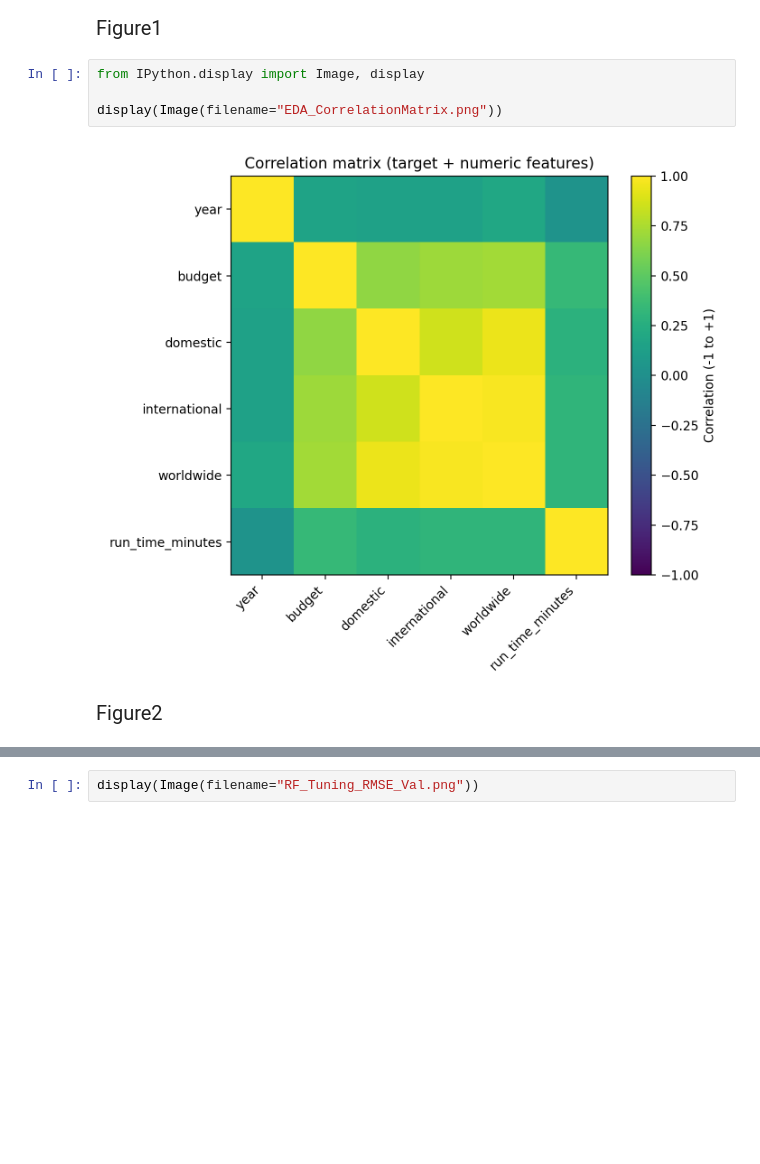
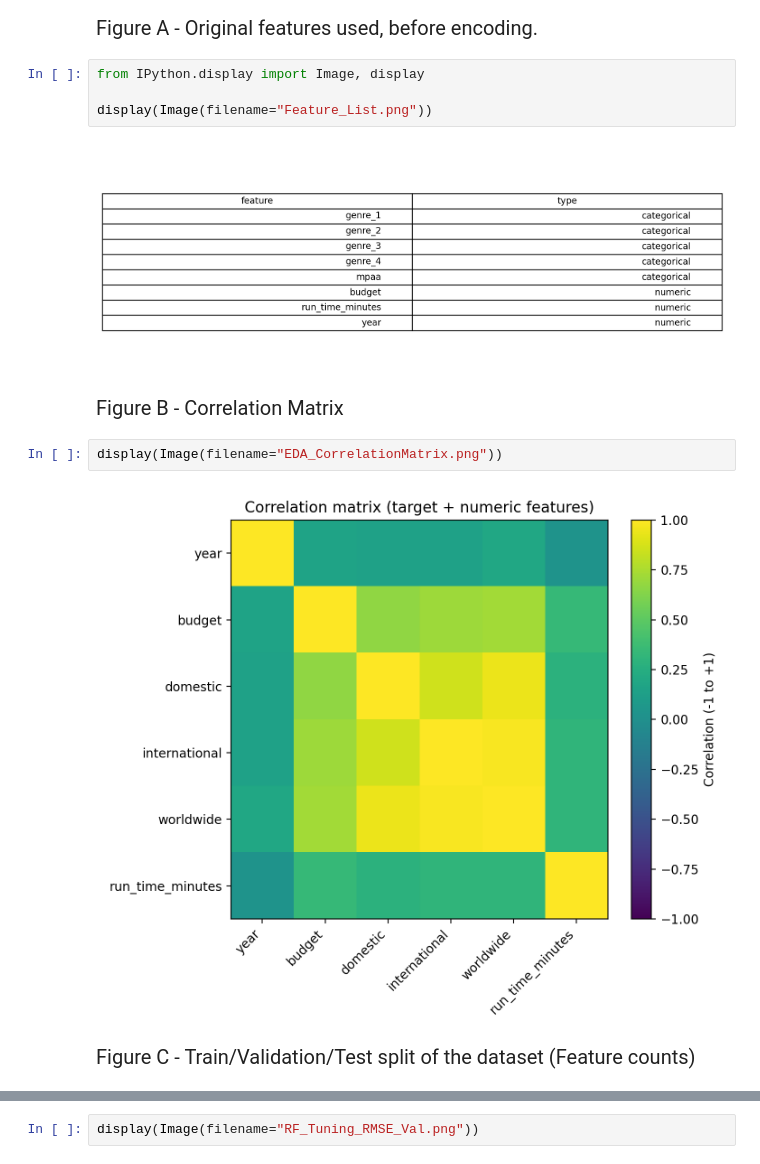
Before and after one commit to Intro-to-AI-IN3062/MovieBoxOfficeModel, a Jupyter notebook: Model/Notebook/Notebook.ipynb, the cells around one changed output, grey strips where cells are left out. Cells and saved outputs as stored; diff of their text form; blank space fills up the shorter version.

Commit message:
Notebook updated with diagrams

```diff
--- a/Model/Notebook/Notebook.ipynb
+++ b/Model/Notebook/Notebook.ipynb
@@ -1,11 +1,17 @@
 # %% [markdown]
-<span style="font-size:20px;">Figure1</span>
+<span style="font-size:20px;">Figure A - Original features used, before encoding.</span>
 # %%
 from IPython.display import Image, display
 
-display(Image(filename="EDA_CorrelationMatrix.png"))
+display(Image(filename="Feature_List.png"))
 # %% [output]
-[figure, old version]
+[figure, new version]
+# %% [markdown]
+<span style="font-size:20px;">Figure B - Correlation Matrix</span>
+# %%
+display(Image(filename="EDA_CorrelationMatrix.png"))
+# %% [output]
+[figure, added]
 # %% [markdown]
-<span style="font-size:20px;">Figure2</span>
+<span style="font-size:20px;">Figure C - Train/Validation/Test split of the dataset (Feature counts)</span>
 # %%
```
Also changed, not shown: parts of 4 cells of this notebook.
